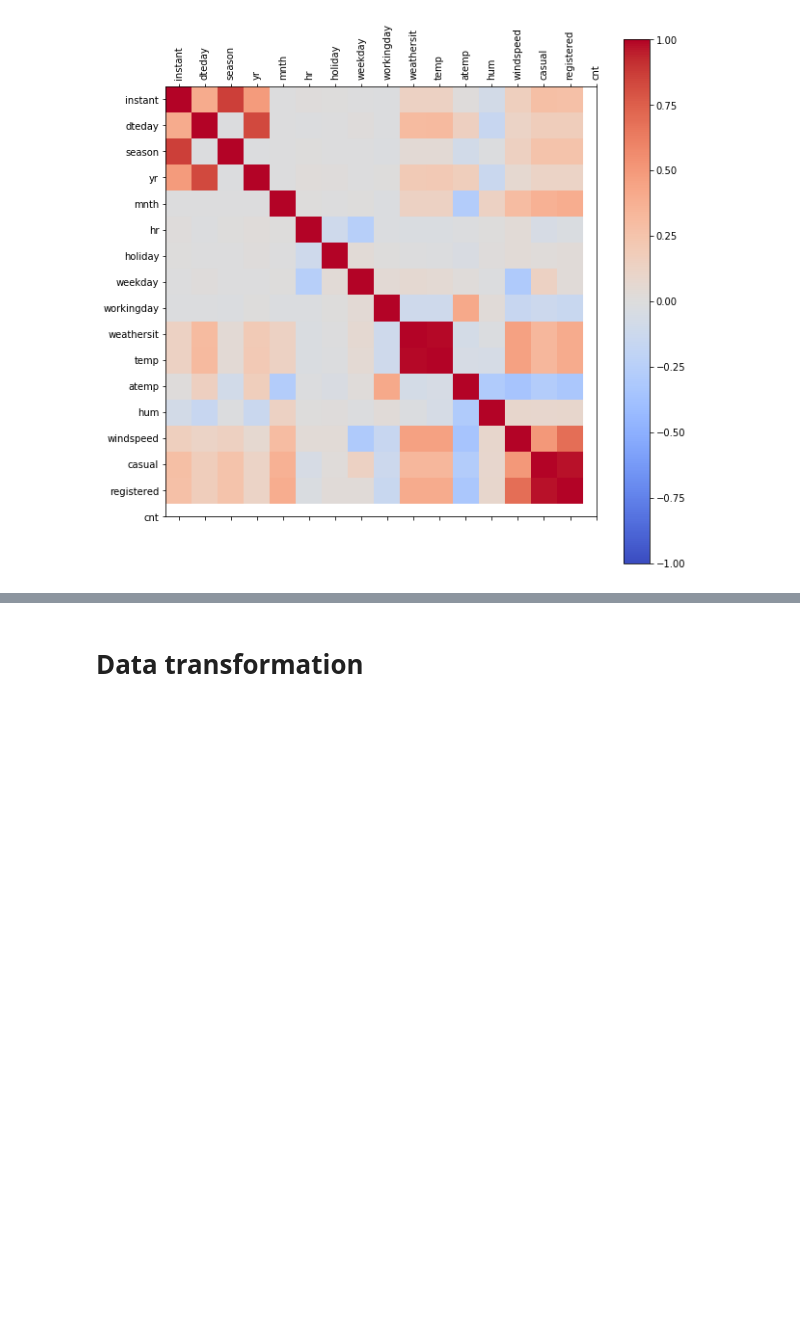
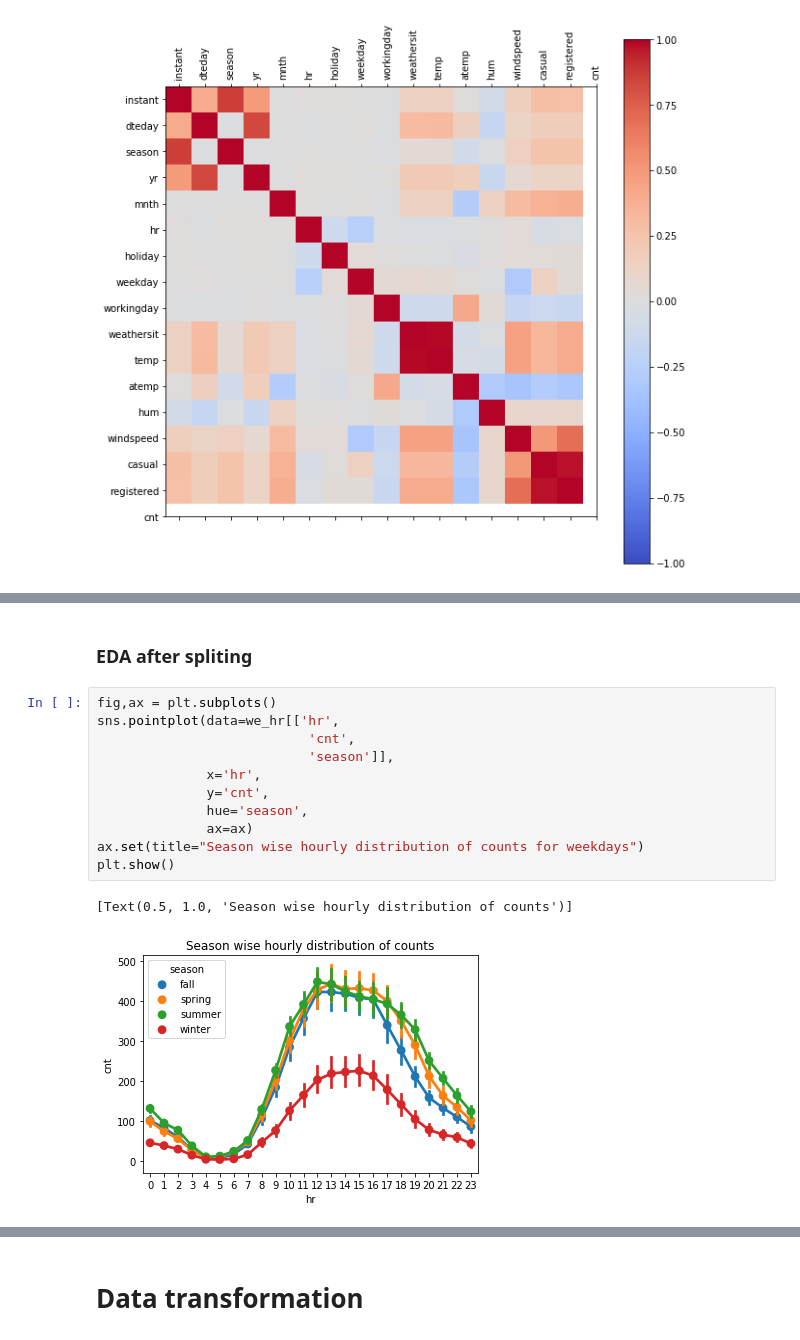
Before and after one commit to mradazoury/Bike_Prediction_Python_group_project, a Jupyter notebook: Bike-Sharing-Dataset 2/Group_Start-Copy.ipynb, the cells around one changed output, grey strips where cells are left out. Saved outputs shown, nothing was run; the diff lists cells and outputs as text; blank space fills up the shorter version.

```diff
--- a/Bike-Sharing-Dataset 2/Group_Start-Copy.ipynb
+++ b/Bike-Sharing-Dataset 2/Group_Start-Copy.ipynb
@@ -272,3 +297,19 @@ plt.legend()
 # %% [output]
 <matplotlib.legend.Legend at 0x...>
 [figure]
+# %% [markdown]
+### EDA after spliting
+# %%
+fig,ax = plt.subplots()
+sns.pointplot(data=we_hr[['hr',
+                           'cnt',
+                           'season']],
+              x='hr',
+              y='cnt',
+              hue='season',
+              ax=ax)
+ax.set(title="Season wise hourly distribution of counts for weekdays")
+plt.show()
+# %% [output]
+[Text(0.5, 1.0, 'Season wise hourly distribution of counts')]
+[figure, added]
```
Also changed, not shown: parts of 8 cells of this notebook.
